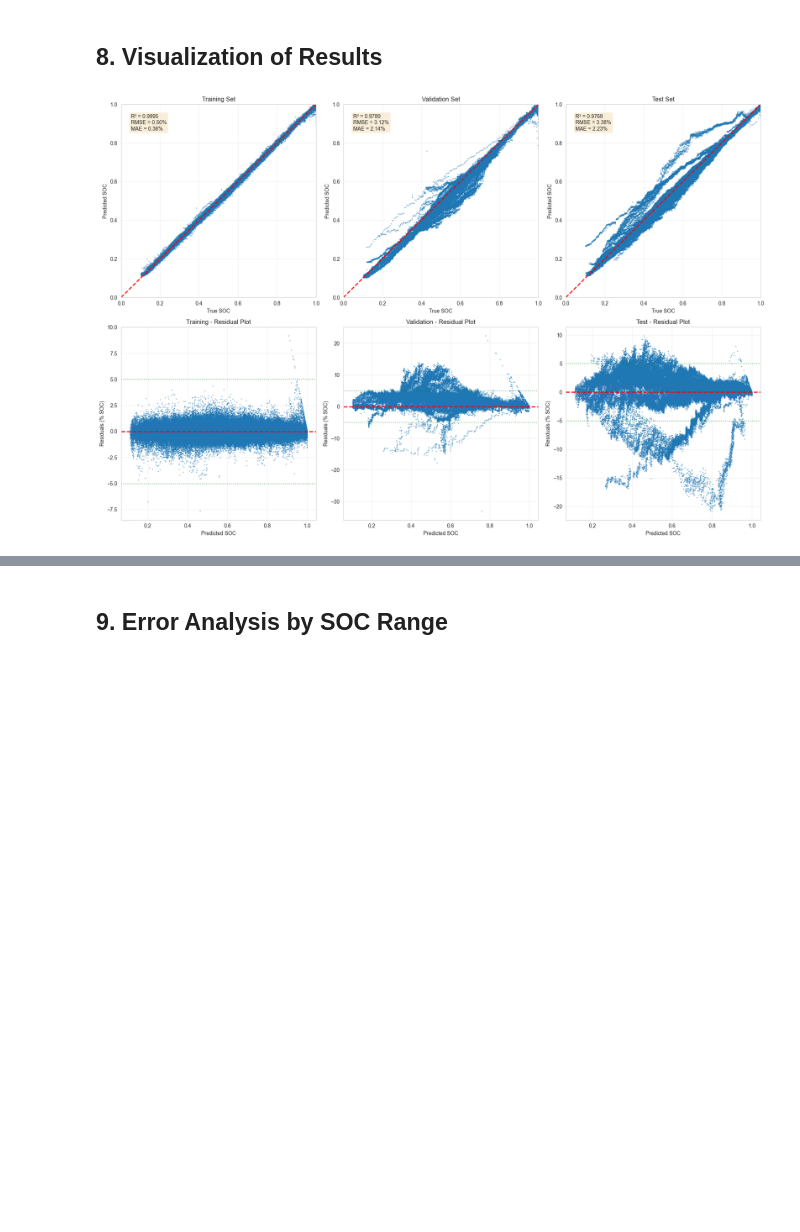
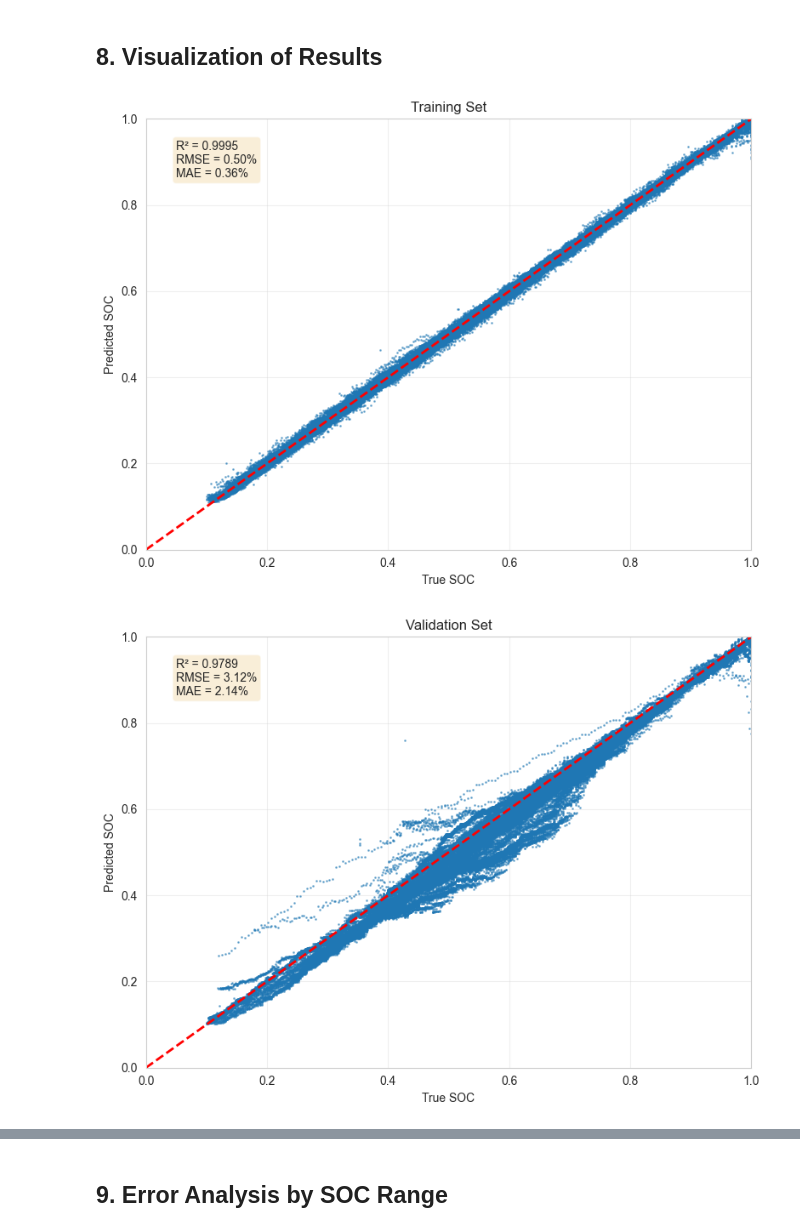
Before and after one commit to benfw/tech27, a Jupyter notebook: 10_catboost_training.ipynb, the cells around one changed output, grey strips where cells are left out. Saved outputs shown, nothing was run; the diff lists cells and outputs as text; code cells hidden in the pictures; blank space fills up the shorter version.

Commit message:
Cleanup graphs

```diff
--- a/10_catboost_training.ipynb
+++ b/10_catboost_training.ipynb
@@ -328,50 +327,52 @@ f26_rate    2.152104
 # %% [markdown]
 ## 8. Visualization of Results
 # %%
-# Create visualization subplots
-fig, axes = plt.subplots(2, 3, figsize=(18, 12))
-
 # Function to plot predictions vs actual
-def plot_predictions(ax, y_true, y_pred, title, metrics):
-    ax.scatter(y_true, y_pred, alpha=0.5, s=1)
-    ax.plot([0, 1], [0, 1], 'r--', lw=2)
-    ax.set_xlabel('True SOC')
-    ax.set_ylabel('Predicted SOC')
-    ax.set_title(title)
-    ax.set_xlim([0, 1])
-    ax.set_ylim([0, 1])
-    ax.grid(True, alpha=0.3)
+def plot_predictions(y_true, y_pred, title, metrics):
+    plt.figure(figsize=(8, 6))
+    plt.scatter(y_true, y_pred, alpha=0.5, s=1)
+    plt.plot([0, 1], [0, 1], 'r--', lw=2)
+    plt.xlabel('True SOC')
+    plt.ylabel('Predicted SOC')
+    plt.title(title)
+    plt.xlim([0, 1])
+    plt.ylim([0, 1])
+    plt.grid(True, alpha=0.3)
 
     # Add metrics text
     text_str = f"R² = {metrics['r2']:.4f}\nRMSE = {metrics['rmse']:.2f}%\nMAE = {metrics['mae']:.2f}%"
-    ax.text(0.05, 0.95, text_str, transform=ax.transAxes,
+    plt.text(0.05, 0.95, text_str, transform=plt.gca().transAxes,
             fontsize=10, verticalalignment='top',
             bbox=dict(boxstyle='round', facecolor='wheat', alpha=0.5))
+    plt.tight_layout()
+    plt.show()
 
 # Plot predictions for each set
-plot_predictions(axes[0, 0], y_train, y_train_pred, 'Training Set', train_metrics)
-plot_predictions(axes[0, 1], y_val, y_val_pred, 'Validation Set', val_metrics)
-plot_predictions(axes[0, 2], y_test, y_test_pred, 'Test Set', test_metrics)
+plot_predictions(y_train, y_train_pred, 'Training Set', train_metrics)
+plot_predictions(y_val, y_val_pred, 'Validation Set', val_metrics)
+plot_predictions(y_test, y_test_pred, 'Test Set', test_metrics)
 
-# Plot residuals
-def plot_residuals(ax, y_true, y_pred, title):
+# Function to plot residuals
+def plot_residuals(y_true, y_pred, title):
+    plt.figure(figsize=(8, 6))
     residuals = (y_true - y_pred) * 100  # Convert to percentage
-    ax.scatter(y_pred, residuals, alpha=0.5, s=1)
-    ax.axhline(y=0, color='r', linestyle='--', lw=2)
-    ax.set_xlabel('Predicted SOC')
-    ax.set_ylabel('Residuals (% SOC)')
-    ax.set_title(f'{title} - Residual Plot')
-    ax.grid(True, alpha=0.3)
+    plt.scatter(y_pred, residuals, alpha=0.5, s=1)
+    plt.axhline(y=0, color='r', linestyle='--', lw=2)
+    plt.xlabel('Predicted SOC')
+    plt.ylabel('Residuals (% SOC)')
+    plt.title(f'{title} - Residual Plot')
+    plt.grid(True, alpha=0.3)
 
     # Add ±5% bounds
-    ax.axhline(y=5, color='g', linestyle=':', alpha=0.5)
-    ax.axhline(y=-5, color='g', linestyle=':', alpha=0.5)
+    plt.axhline(y=5, color='g', linestyle=':', alpha=0.5)
+    plt.axhline(y=-5, color='g', linestyle=':', alpha=0.5)
+    plt.tight_layout()
+    plt.show()
 
-plot_residuals(axes[1, 0], y_train, y_train_pred, 'Training')
-plot_residuals(axes[1, 1], y_val, y_val_pred, 'Validation')
-plot_residuals(axes[1, 2], y_test, y_test_pred, 'Test')
-
-plt.tight_layout()
-plt.show()
+# Plot residuals for each set
+plot_residuals(y_train, y_train_pred, 'Training')
+plot_residuals(y_val, y_val_pred, 'Validation')
+plot_residuals(y_test, y_test_pred, 'Test')
 # %% [output]
-[figure, old version]
+[figure, new version]
+[figure, added]
```
Also changed, not shown: parts of 4 cells of this notebook, 1 other file.
